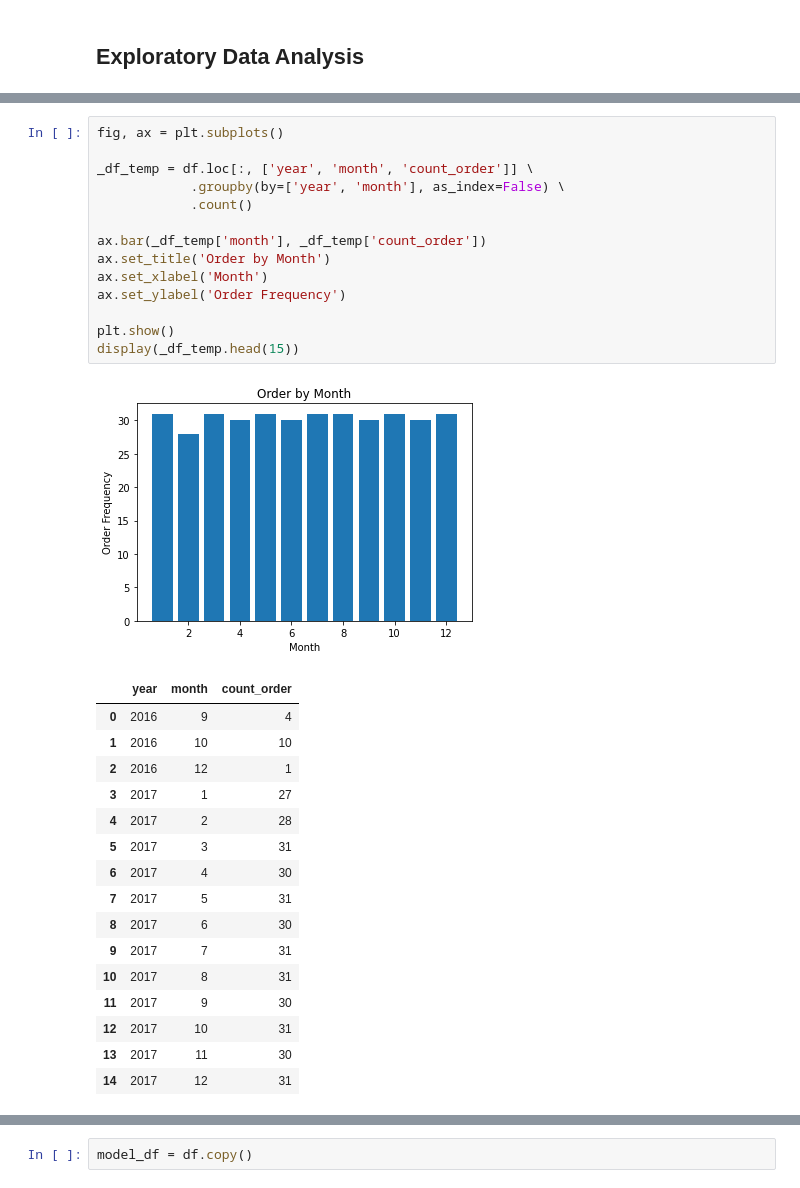
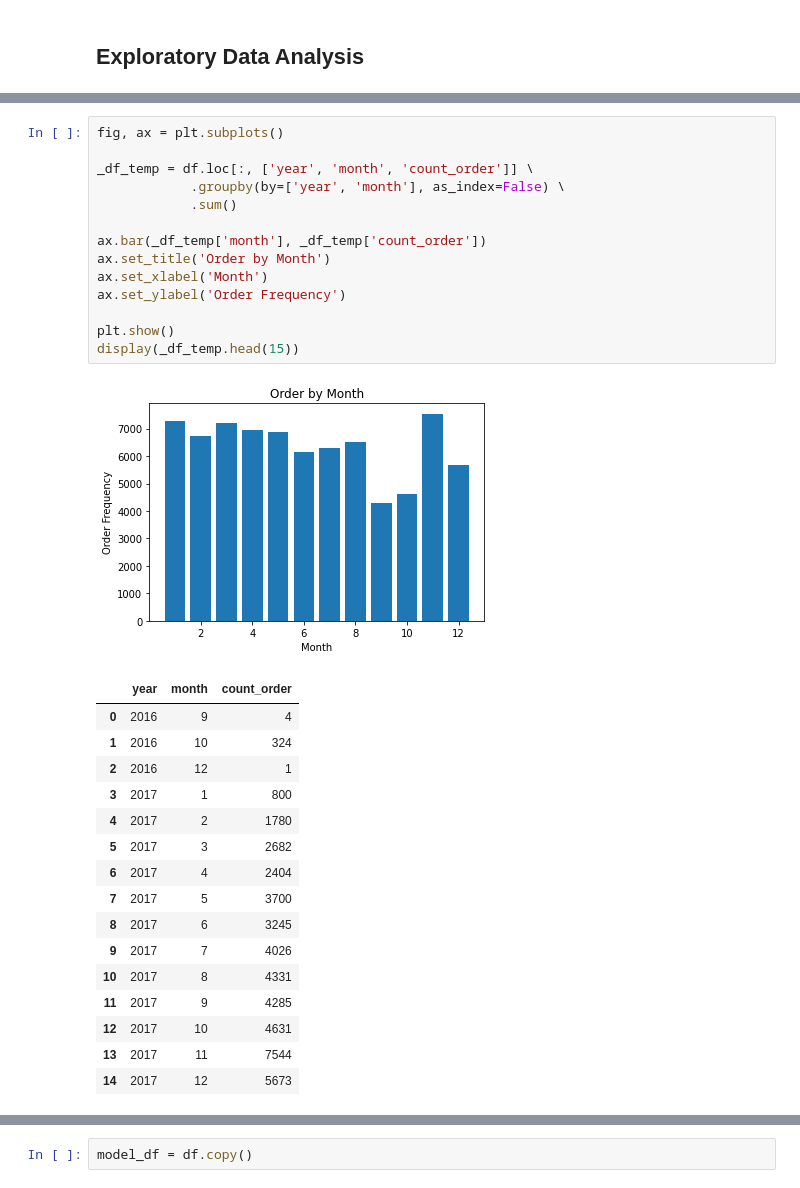
Before and after one commit to dion-ricky/future-data-1, a Jupyter notebook: notebook/2021-08-16_Doc_Supervised Explore and Training.ipynb, the cells around one changed output, grey strips where cells are left out. Cells and saved outputs as stored; diff of their text form.

```diff
--- a/notebook/2021-08-16_Doc_Supervised Explore and Training.ipynb
+++ b/notebook/2021-08-16_Doc_Supervised Explore and Training.ipynb
@@ -108,35 +108,35 @@ display(_df_temp.head(15))
 # %%
 fig, ax = plt.subplots()
 
 _df_temp = df.loc[:, ['year', 'month', 'count_order']] \
             .groupby(by=['year', 'month'], as_index=False) \
-            .count()
+            .sum()
 
 ax.bar(_df_temp['month'], _df_temp['count_order'])
 ax.set_title('Order by Month')
 ax.set_xlabel('Month')
 ax.set_ylabel('Order Frequency')
 
 plt.show()
 display(_df_temp.head(15))
 # %% [output]
-[figure, old version]
+[figure, new version]
 |  | year | month | count_order |
 | 0 | 2016 | 9 | 4 |
-| 1 | 2016 | 10 | 10 |
+| 1 | 2016 | 10 | 324 |
 | 2 | 2016 | 12 | 1 |
-| 3 | 2017 | 1 | 27 |
-| 4 | 2017 | 2 | 28 |
-| 5 | 2017 | 3 | 31 |
-| 6 | 2017 | 4 | 30 |
-| 7 | 2017 | 5 | 31 |
-| 8 | 2017 | 6 | 30 |
-| 9 | 2017 | 7 | 31 |
-| 10 | 2017 | 8 | 31 |
-| 11 | 2017 | 9 | 30 |
-| 12 | 2017 | 10 | 31 |
-| 13 | 2017 | 11 | 30 |
-| 14 | 2017 | 12 | 31 |
+| 3 | 2017 | 1 | 800 |
+| 4 | 2017 | 2 | 1780 |
+| 5 | 2017 | 3 | 2682 |
+| 6 | 2017 | 4 | 2404 |
+| 7 | 2017 | 5 | 3700 |
+| 8 | 2017 | 6 | 3245 |
+| 9 | 2017 | 7 | 4026 |
+| 10 | 2017 | 8 | 4331 |
+| 11 | 2017 | 9 | 4285 |
+| 12 | 2017 | 10 | 4631 |
+| 13 | 2017 | 11 | 7544 |
+| 14 | 2017 | 12 | 5673 |
 # %%
 fig, ax = plt.subplots()
 
```
Also changed, not shown: parts of 2 cells of this notebook, 1 other file.
